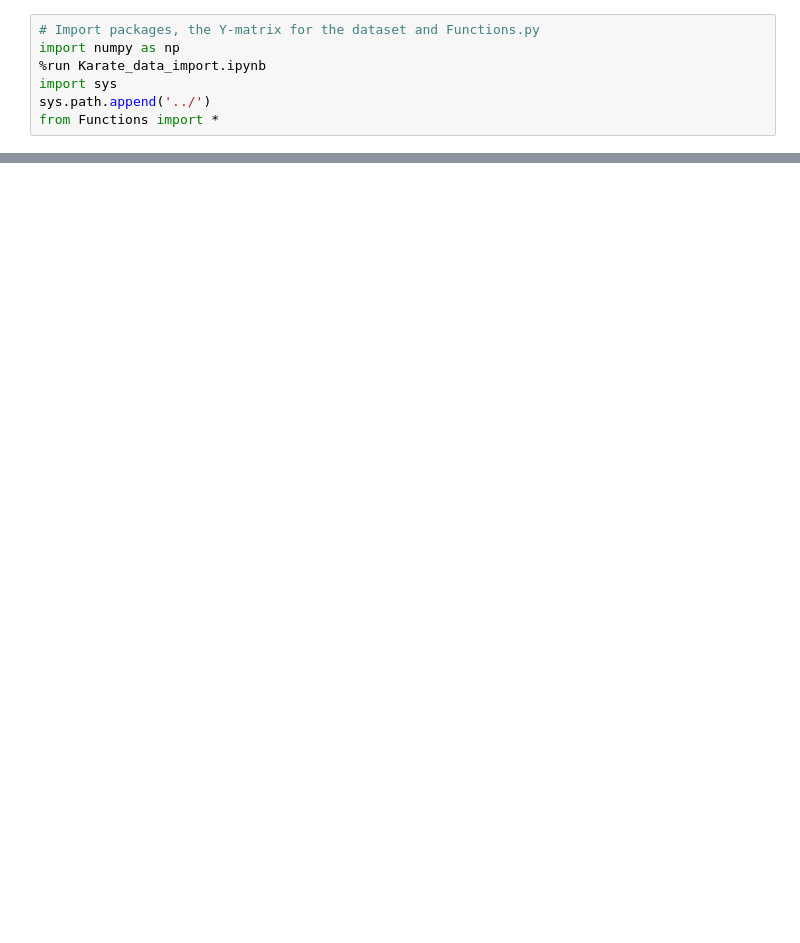
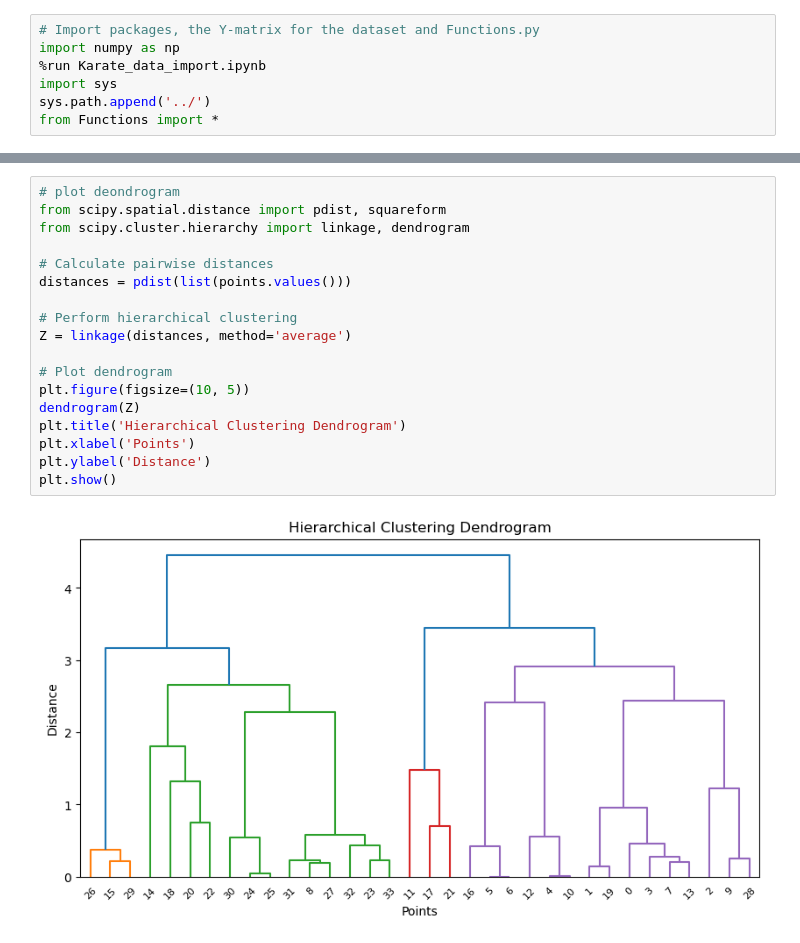
Before and after one commit to SigneDjernis/Latent_Distance_Models, a Jupyter notebook: Karate dataset/Karate_socialSpace prior.ipynb, the cells around one changed output, grey strips where cells are left out. Drawn from its saved outputs; the diff is of its cells as text; blank space fills up the shorter version.

```diff
--- a/Karate dataset/Karate_socialSpace prior.ipynb
+++ b/Karate dataset/Karate_socialSpace prior.ipynb
@@ -68,0 +67,20 @@ plt.show()
+# %%
+# plot deondrogram
+from scipy.spatial.distance import pdist, squareform
+from scipy.cluster.hierarchy import linkage, dendrogram
+
+# Calculate pairwise distances
+distances = pdist(list(points.values()))
+
+# Perform hierarchical clustering
+Z = linkage(distances, method='average')
+
+# Plot dendrogram
+plt.figure(figsize=(10, 5))
+dendrogram(Z)
+plt.title('Hierarchical Clustering Dendrogram')
+plt.xlabel('Points')
+plt.ylabel('Distance')
+plt.show()
+# %% [output]
+[figure, added]
```
Also changed, not shown: parts of 5 cells of this notebook, 1 other file.
